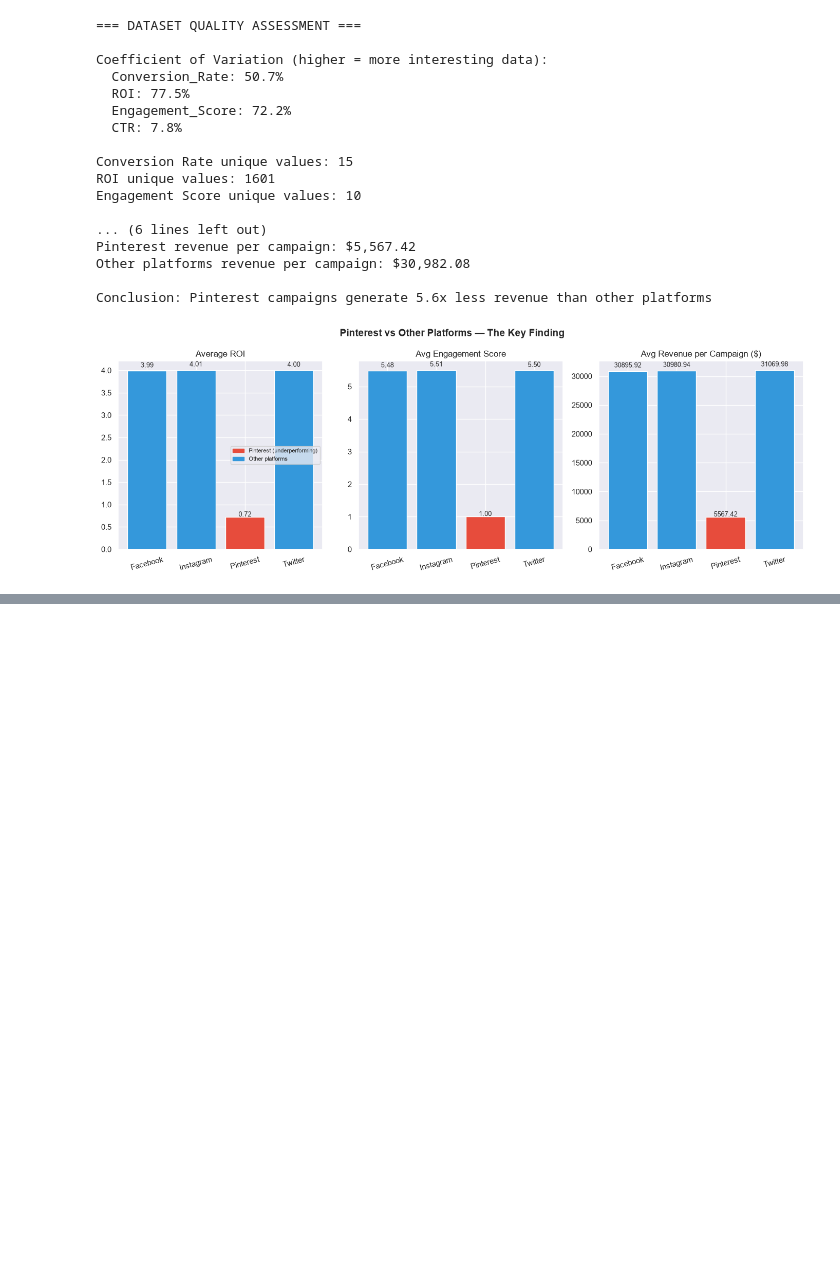
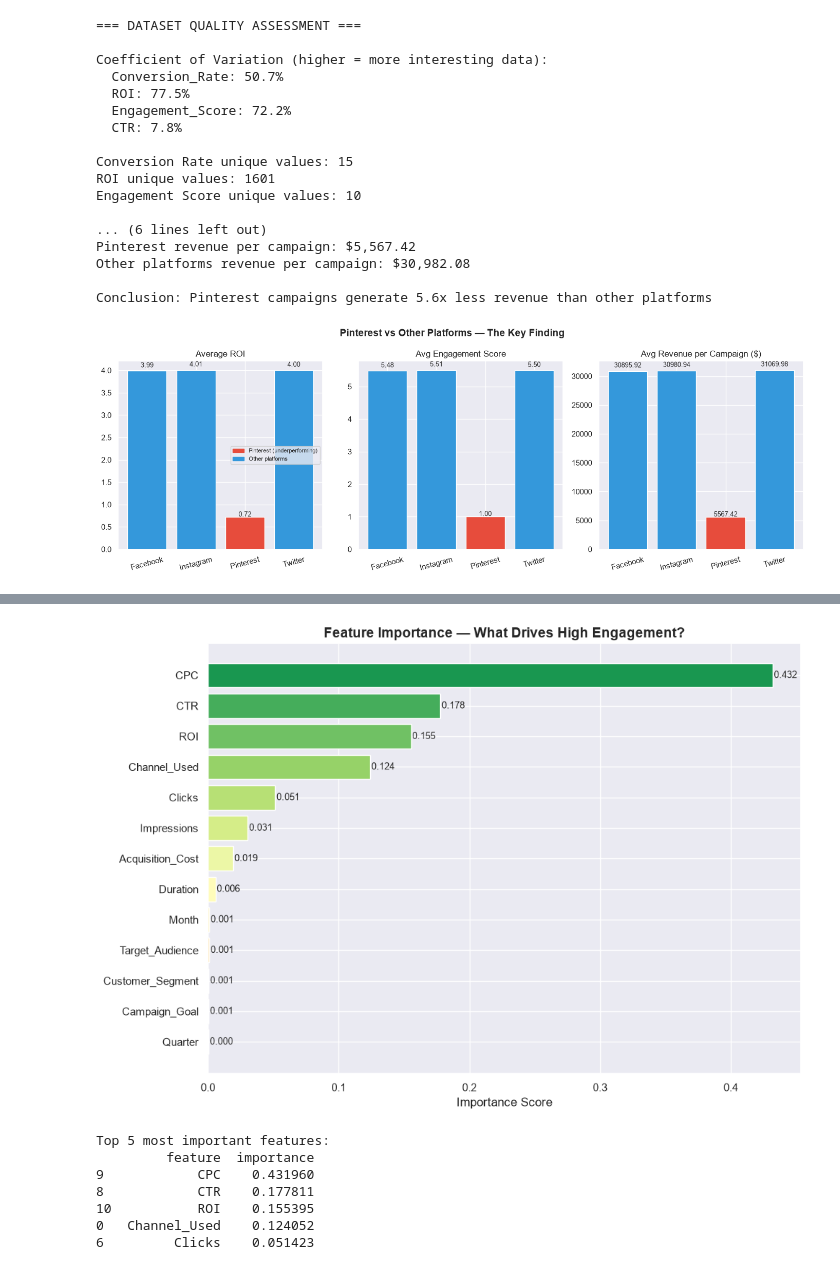
Before and after one commit to sanda0620/social-media-analytics, a Jupyter notebook: social_media_analysis.ipynb, the cells around one changed output, grey strips where cells are left out. Cells and saved outputs as stored; diff of their text form; code cells hidden in the pictures; blank space fills up the shorter version.

```diff
--- a/social_media_analysis.ipynb
+++ b/social_media_analysis.ipynb
@@ -478,0 +663,35 @@ plt.show()
+# %%
+# Which features does the model rely on most?
+importance_df = pd.DataFrame({
+    'feature':   features,
+    'importance': rf_model.feature_importances_
+}).sort_values('importance', ascending=True)
+
+plt.figure(figsize=(10, 7))
+bars = plt.barh(importance_df['feature'],
+                importance_df['importance'],
+                color=plt.cm.RdYlGn(
+                    np.linspace(0.2, 0.9, len(importance_df))))
+plt.title('Feature Importance — What Drives High Engagement?',
+          fontsize=14, fontweight='bold')
+plt.xlabel('Importance Score')
+
+for bar, val in zip(bars, importance_df['importance']):
+    plt.text(val + 0.001, bar.get_y() + bar.get_height()/2,
+             f'{val:.3f}', va='center', fontsize=9)
+
+plt.tight_layout()
+plt.savefig('feature_importance.png', dpi=150, bbox_inches='tight')
+plt.show()
+
+print("\nTop 5 most important features:")
+print(importance_df.sort_values('importance', ascending=False).head())
+# %% [output]
+[figure, added]
+Top 5 most important features:
+         feature  importance
+9            CPC    0.431960
+8            CTR    0.177811
+10           ROI    0.155395
+0   Channel_Used    0.124052
+6         Clicks    0.051423
```
Also changed, not shown: parts of 9 cells of this notebook, 2 other files.
